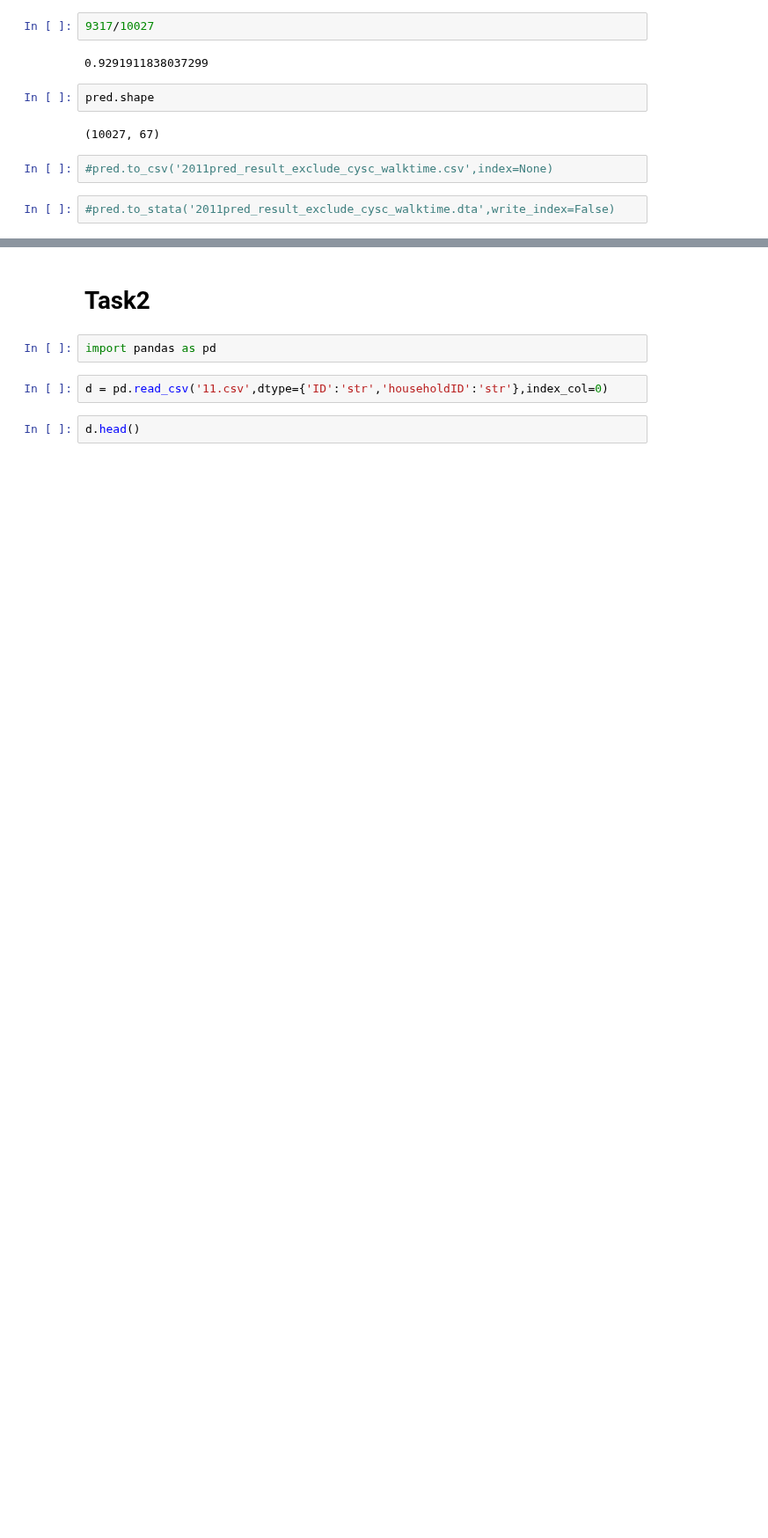
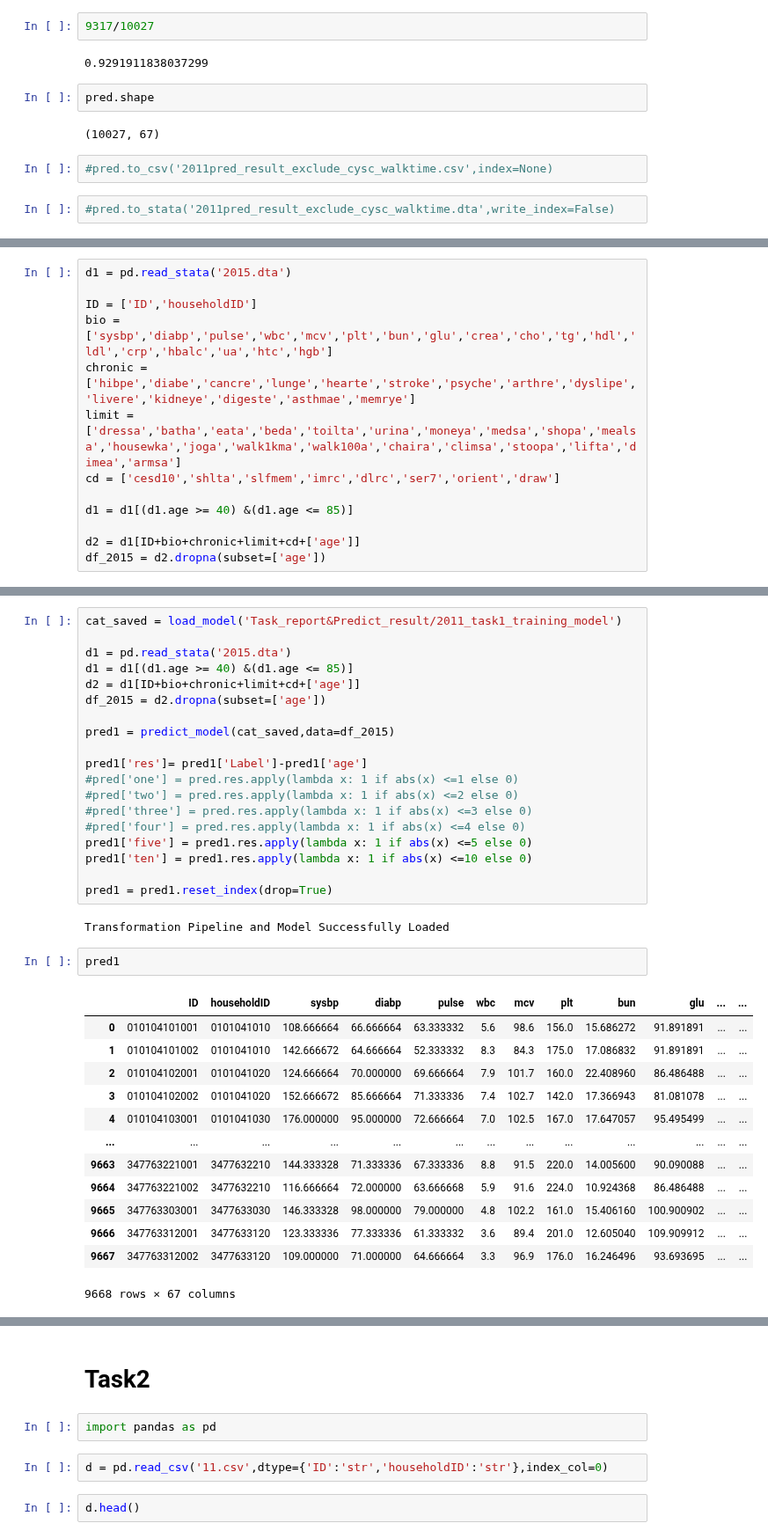
Before and after one commit to FoeinLove/DKU, a Jupyter notebook: Task(2020-10-13).ipynb, the cells around one changed output, grey strips where cells are left out. Shown at 88% size. Cells and saved outputs as stored; diff of their text form; blank space fills up the shorter version.

```diff
--- a/Task(2020-10-13).ipynb
+++ b/Task(2020-10-13).ipynb
@@ -248,0 +253,13 @@ pred.shape
+# %%
+d1 = pd.read_stata('2015.dta')
+
+ID = ['ID','householdID']
+bio = ['sysbp','diabp','pulse','wbc','mcv','plt','bun','glu','crea','cho','tg','hdl','ldl','crp','hbalc','ua','htc','hgb']
+chronic = ['hibpe','diabe','cancre','lunge','hearte','stroke','psyche','arthre','dyslipe','livere','kidneye','digeste','asthmae','memrye']
+limit = ['dressa','batha','eata','beda','toilta','urina','moneya','medsa','shopa','mealsa','housewka','joga','walk1kma','walk100a','chaira','climsa','stoopa','lifta','dimea','armsa']
+cd = ['cesd10','shlta','slfmem','imrc','dlrc','ser7','orient','draw']
+
+d1 = d1[(d1.age >= 40) &(d1.age <= 85)]
+
+d2 = d1[ID+bio+chronic+limit+cd+['age']]
+df_2015 = d2.dropna(subset=['age'])
@@ -248,0 +270,37 @@ pred.shape
+# %%
+cat_saved = load_model('Task_report&Predict_result/2011_task1_training_model')
+
+d1 = pd.read_stata('2015.dta')
+d1 = d1[(d1.age >= 40) &(d1.age <= 85)]
+d2 = d1[ID+bio+chronic+limit+cd+['age']]
+df_2015 = d2.dropna(subset=['age'])
+
+pred1 = predict_model(cat_saved,data=df_2015)
+
+pred1['res']= pred1['Label']-pred1['age']
+#pred['one'] = pred.res.apply(lambda x: 1 if abs(x) <=1 else 0)
+#pred['two'] = pred.res.apply(lambda x: 1 if abs(x) <=2 else 0)
+#pred['three'] = pred.res.apply(lambda x: 1 if abs(x) <=3 else 0)
+#pred['four'] = pred.res.apply(lambda x: 1 if abs(x) <=4 else 0)
+pred1['five'] = pred1.res.apply(lambda x: 1 if abs(x) <=5 else 0)
+pred1['ten'] = pred1.res.apply(lambda x: 1 if abs(x) <=10 else 0)
+
+pred1 = pred1.reset_index(drop=True)
+# %% [output]
+Transformation Pipeline and Model Successfully Loaded
+# %%
+pred1
+# %% [output]
+|  | ID | householdID | sysbp | diabp | pulse | wbc | mcv | plt | bun | glu | ... | ... |
+| 0 | 010104101001 | 0101041010 | 108.666664 | 66.666664 | 63.333332 | 5.6 | 98.6 | 156.0 | 15.686272 | 91.891891 | ... | ... |
+| 1 | 010104101002 | 0101041010 | 142.666672 | 64.666664 | 52.333332 | 8.3 | 84.3 | 175.0 | 17.086832 | 91.891891 | ... | ... |
+| 2 | 010104102001 | 0101041020 | 124.666664 | 70.000000 | 69.666664 | 7.9 | 101.7 | 160.0 | 22.408960 | 86.486488 | ... | ... |
+| 3 | 010104102002 | 0101041020 | 152.666672 | 85.666664 | 71.333336 | 7.4 | 102.7 | 142.0 | 17.366943 | 81.081078 | ... | ... |
+| 4 | 010104103001 | 0101041030 | 176.000000 | 95.000000 | 72.666664 | 7.0 | 102.5 | 167.0 | 17.647057 | 95.495499 | ... | ... |
+| ... | ... | ... | ... | ... | ... | ... | ... | ... | ... | ... | ... | ... |
+| 9663 | 347763221001 | 3477632210 | 144.333328 | 71.333336 | 67.333336 | 8.8 | 91.5 | 220.0 | 14.005600 | 90.090088 | ... | ... |
+| 9664 | 347763221002 | 3477632210 | 116.666664 | 72.000000 | 63.666668 | 5.9 | 91.6 | 224.0 | 10.924368 | 86.486488 | ... | ... |
+| 9665 | 347763303001 | 3477633030 | 146.333328 | 98.000000 | 79.000000 | 4.8 | 102.2 | 161.0 | 15.406160 | 100.900902 | ... | ... |
+| 9666 | 347763312001 | 3477633120 | 123.333336 | 77.333336 | 61.333332 | 3.6 | 89.4 | 201.0 | 12.605040 | 109.909912 | ... | ... |
+| 9667 | 347763312002 | 3477633120 | 109.000000 | 71.000000 | 64.666664 | 3.3 | 96.9 | 176.0 | 16.246496 | 93.693695 | ... | ... |
+9668 rows × 67 columns
```
Also changed, not shown: parts of 25 cells of this notebook, 13 other files.
